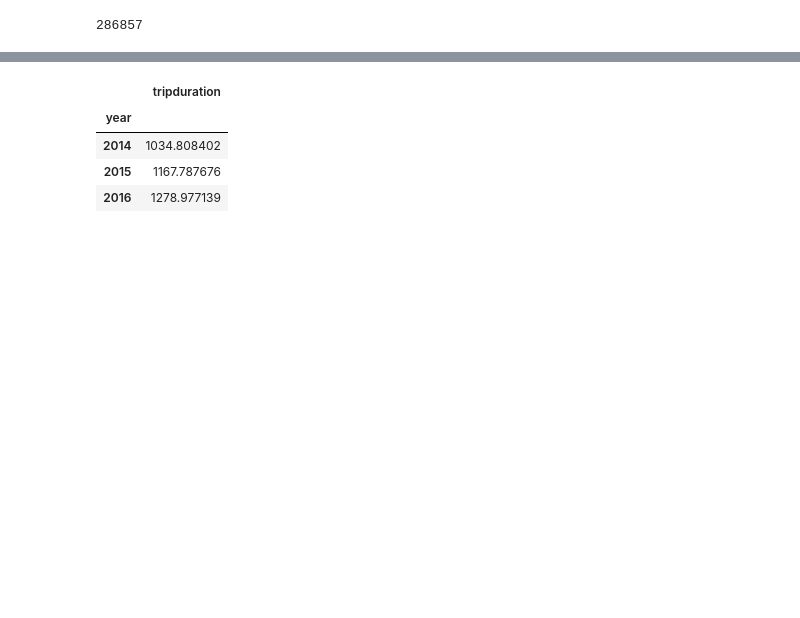
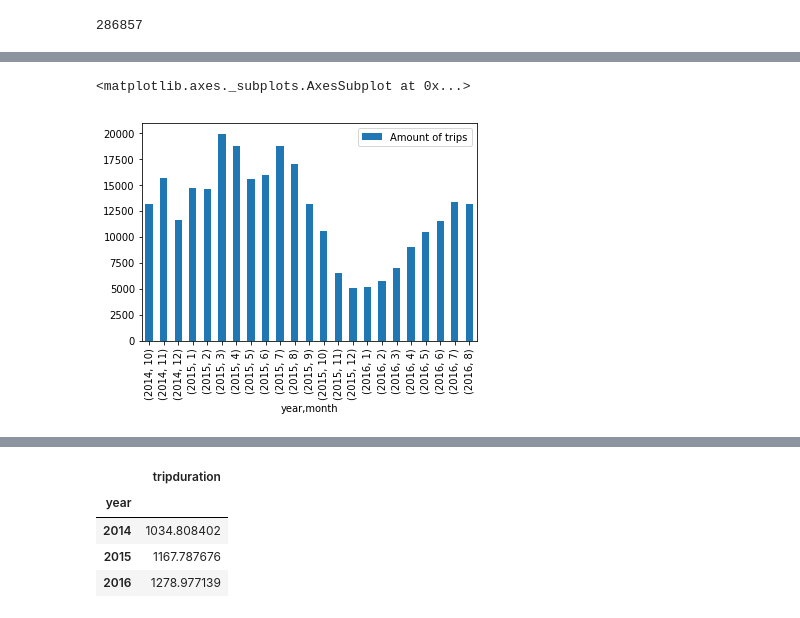
Before and after one commit to JeroenBoshuis/DataScience_Casus, a Jupyter notebook: Will people cycle more in the future - Jeroen.ipynb, the cells around one changed output, grey strips where cells are left out. Saved outputs shown, nothing was run; the diff lists cells and outputs as text; code cells hidden in the pictures; blank space fills up the shorter version.

```diff
--- a/Will people cycle more in the future - Jeroen.ipynb
+++ b/Will people cycle more in the future - Jeroen.ipynb
@@ -160,0 +99,4 @@ Gemiddelde triplengte per jaar in seconden
+# %%
+tripspermy = trip[['year', 'month', 'trip_id']].groupby(['year','month']).count()
+tripspermy = tripspermy.rename(columns = {'trip_id':'Amount of trips'})
+tripspermy
@@ -160,0 +122,5 @@ Gemiddelde triplengte per jaar in seconden
+# %%
+tripspermy.plot.bar()
+# %% [output]
+<matplotlib.axes._subplots.AxesSubplot at 0x...>
+[figure, added]
```
Also changed, not shown: parts of 34 cells of this notebook.
